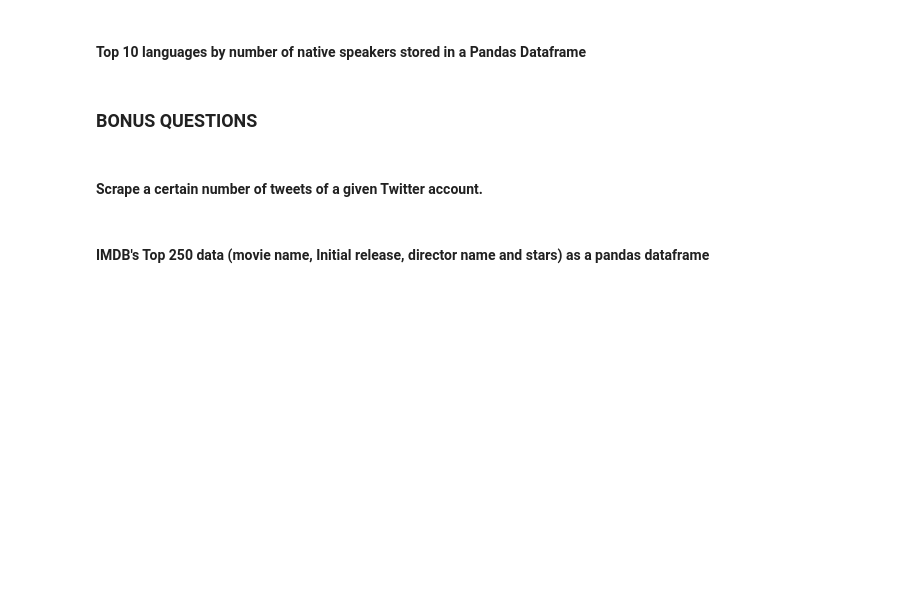
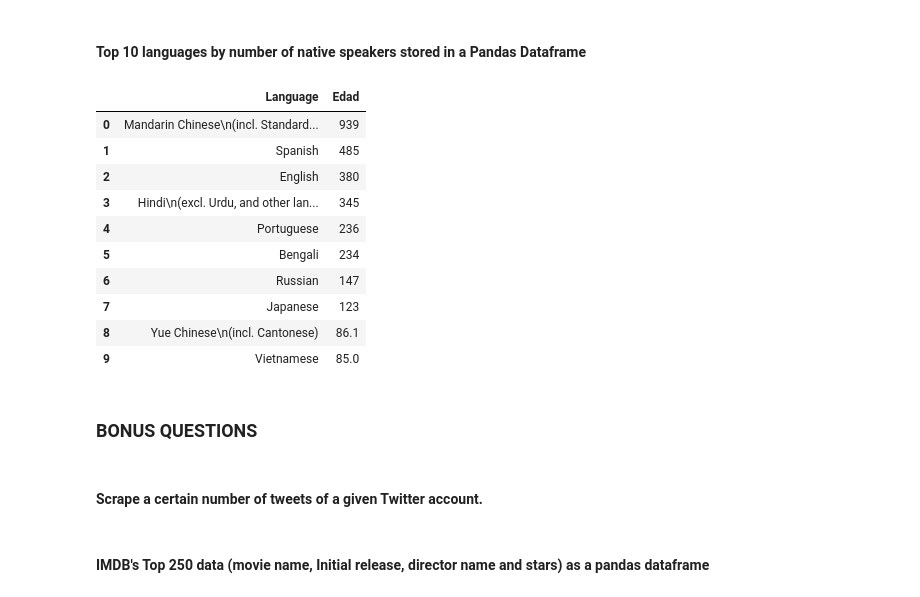
Before and after one commit to Ironhack-Data-Madrid-Octubre-2023/4.3-lab_web_scraping_selenium, a Jupyter notebook: your-code/main.ipynb, the cells around one changed output. Cells and saved outputs as stored; diff of their text form; code cells hidden in the pictures; blank space fills up the shorter version.

```diff
--- a/your-code/main.ipynb
+++ b/your-code/main.ipynb
@@ -290,3 +277,0 @@ table_ds = tabla.findAll("td")
-# %%
-for e in table_headers:
-    print(e.text)
@@ -325,0 +285,20 @@ lst2
+# %%
+cuerpo = tabla.find_element(By.TAG_NAME, 'tbody')
+
+
+filas = cuerpo.find_elements(By.TAG_NAME, 'tr')
+# %%
+matriz = []
+
+
+for f in filas:
+
+    tmp = []
+
+    elems = f.find_elements(By.TAG_NAME, 'td')  # esto es una lista
+
+    for e in elems:
+
+        tmp.append(e.text)
+
+    matriz.append(tmp)
@@ -377,3 +477,31 @@ tabal = driver.find_element(By.)
+# %%
+#your code
+
+driver.get(url)
+
+
+x = driver.find_elements(By.CSS_SELECTOR, '  td:nth-child(2)')
+idiomas = [e.text for e in x]
+idiomas = idiomas[:10]
+y = driver.find_elements(By.CSS_SELECTOR, 'td:nth-child(1)')
+language = [e.text for e in y]
+language = language[:10]
+df = pd.DataFrame({
+    'Language': language,
+    'Edad': idiomas})
+df
+# %% [output]
+|  | Language | Edad |
+| 0 | Mandarin Chinese\n(incl. Standard... | 939 |
+| 1 | Spanish | 485 |
+| 2 | English | 380 |
+| 3 | Hindi\n(excl. Urdu, and other lan... | 345 |
+| 4 | Portuguese | 236 |
+| 5 | Bengali | 234 |
+| 6 | Russian | 147 |
+| 7 | Japanese | 123 |
+| 8 | Yue Chinese\n(incl. Cantonese) | 86.1 |
+| 9 | Vietnamese | 85.0 |
 # %% [markdown]
 ### BONUS QUESTIONS
 # %% [markdown]
```
Also changed, not shown: parts of 26 cells of this notebook.
